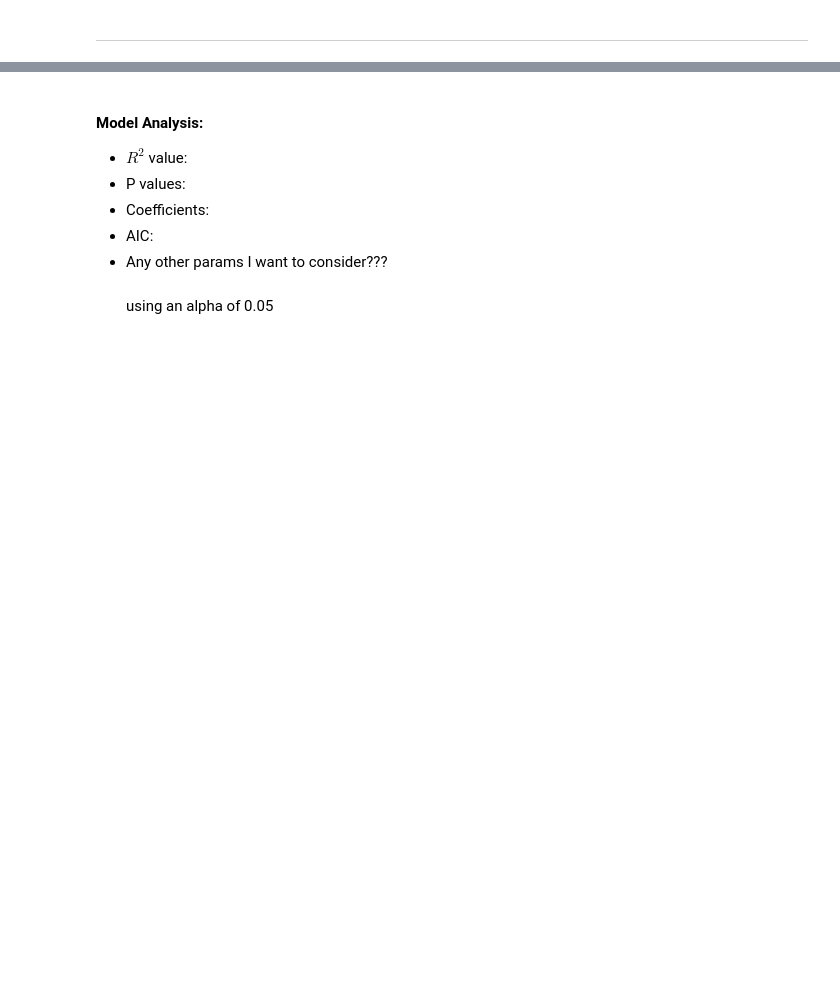
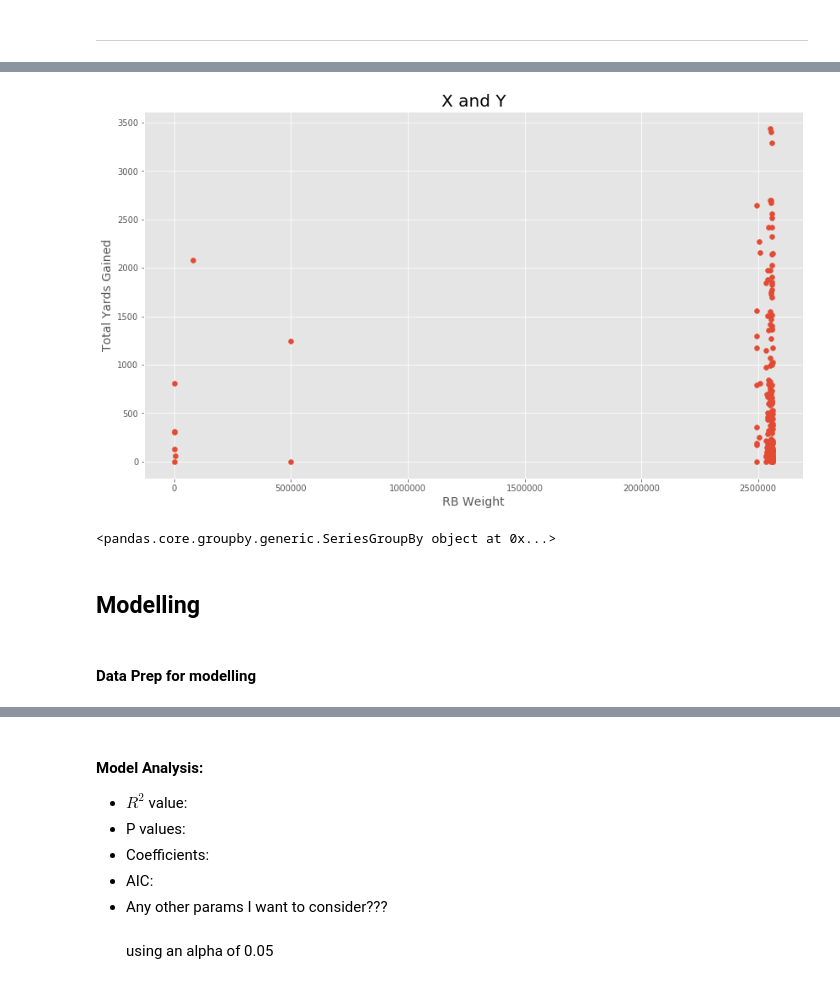
Before and after one commit to Louis-Bad/NFL-Rushing-Yards, a Jupyter notebook: main.ipynb, the cells around one changed output, grey strips where cells are left out. Cells and saved outputs as stored; diff of their text form; code cells hidden in the pictures; blank space fills up the shorter version.

```diff
--- a/main.ipynb
+++ b/main.ipynb
@@ -176,0 +365,25 @@ Warnings:
+# %%
+# plot a scatter plot of RB weight and yards
+
+rb_df = df.loc[(df['IsRusher'] == "YES") & (df['Position'] == "RB")]
+rb_weights = rb_df.groupby('NflId').get_groups()
+rb_yards = rb_df.groupby('NflId').sum()['Yards']
+
+# aesthetic values for the figure
+plt.figure(figsize=(14,8))
+plt.style.use('ggplot')
+plt.title('X and Y', fontsize=20)
+plt.xlabel('RB Weight', fontsize=14)
+plt.ylabel('Total Yards Gained', fontsize=14)
+
+plt.scatter(rb_weights, rb_yards);
+# %% [output]
+[figure, added]
+# %%
+rb_df.groupby('NflId')['PlayerWeight']
+# %% [output]
+<pandas.core.groupby.generic.SeriesGroupBy object at 0x...>
+# %% [markdown]
+## Modelling
+# %% [markdown]
+#### Data Prep for modelling
```
Also changed, not shown: parts of 50 cells of this notebook.
